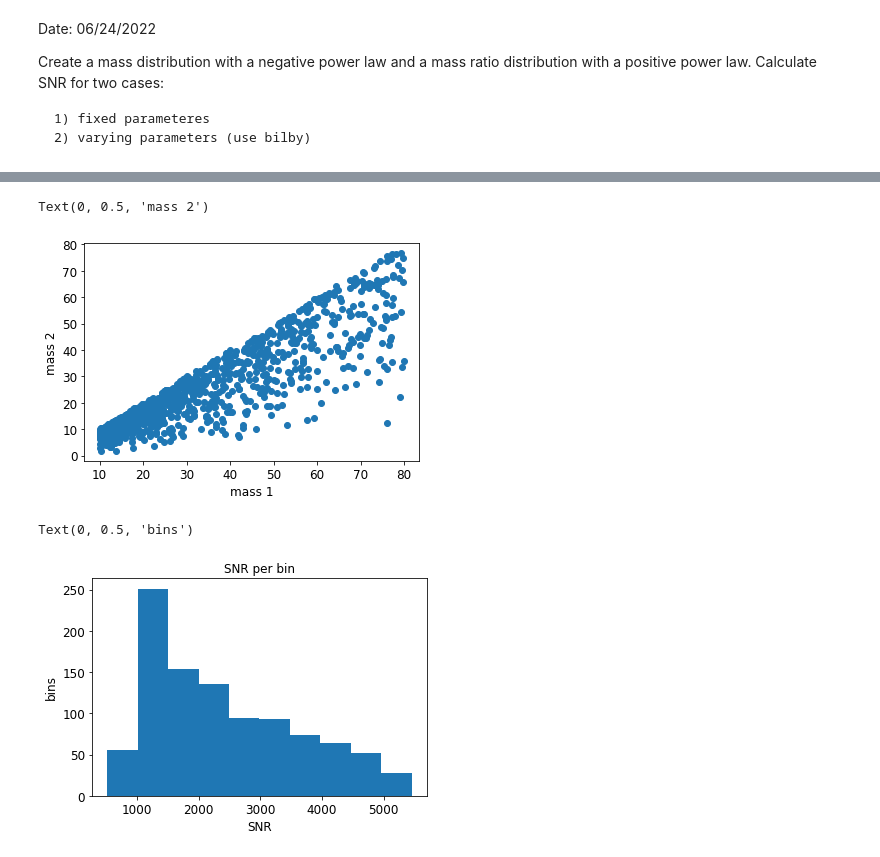
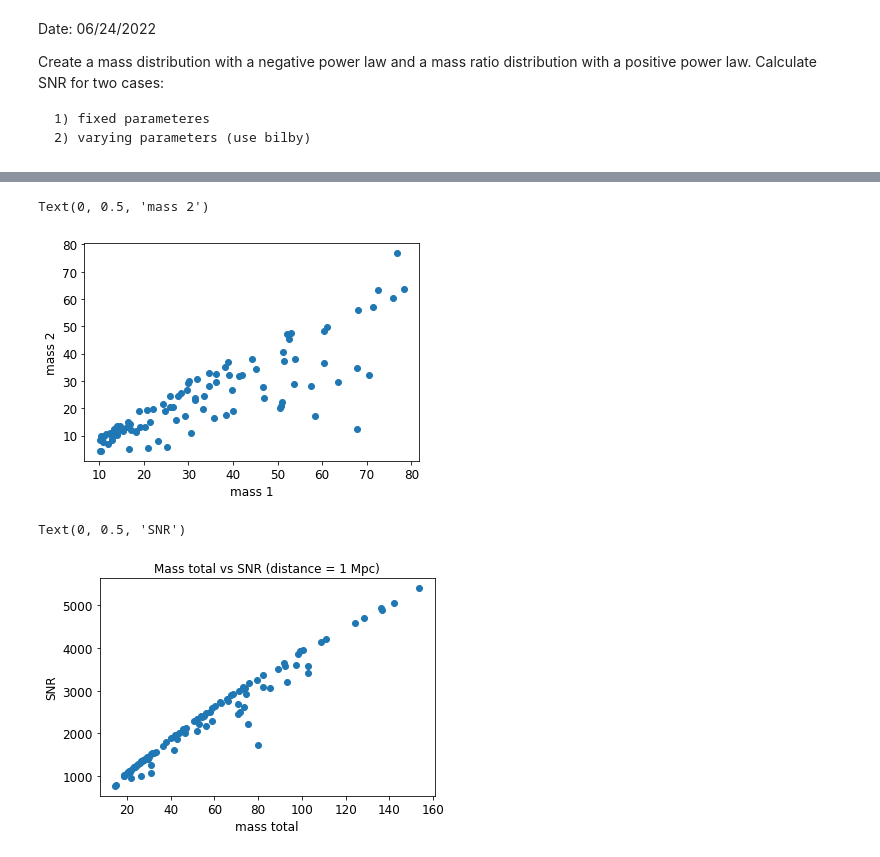
Before and after one commit to danielahyano/ligo-summer-2022, a Jupyter notebook: mass_distribution_power_law.ipynb, the cells around one changed output, grey strips where cells are left out. Cells and saved outputs as stored; diff of their text form; code cells hidden in the pictures.

```diff
--- a/mass_distribution_power_law.ipynb
+++ b/mass_distribution_power_law.ipynb
@@ -124,6 +105,14 @@ psd.data[np.argwhere(psd.data == 0)] = 1
+# %%
+#set up ifos objects
+ifos=['H1', 'L1', 'V1']
+ifos_det = []
+
+for ifo in ifos:
+    ifos_det.append(Detector(ifo))
 # %%
-m1_distr, m2_distr = get_mass2(prior_case1, 1000)
+m1_distr, m2_distr = get_mass2(prior_case1, 100)
 snrs_list = []
+
 param_args = dict(spin_1z=0.1,
                   spin_1x=0,
                   spin_1y=0,
@@ -132,24 +121,25 @@ param_args = dict(spin_1z=0.1,
                   spin_2y=0,
                   theta_jn=3.14/2,
                   phase=0)
+
 param_args['luminosity_distance']=1
 for m1, m2 in zip(m1_distr, m2_distr):
     param_args['mass_1']=m1
     param_args['mass_2']=m2
-    snrs_list.append(calculate_snr(param_args))
+    snrs_list.append(calculate_snr(param_args, ifos_det))
 # %%
 pylab.scatter(m1_distr, m2_distr)
 pylab.xlabel('mass 1')
 pylab.ylabel('mass 2')
 # %% [output]
 Text(0, 0.5, 'mass 2')
-[figure, old version]
+[figure, new version]
 # %%
-# Graph with the SNR generated for fixed parameters - for the above m1 and m2 distribution
-pylab.hist(snrs_list)
-pylab.title('SNR per bin')
-pylab.xlabel('SNR')
-pylab.ylabel('bins')
+# Plots with the SNR generated for fixed parameters - for the above m1 and m2 distribution
+pylab.scatter(m2_distr+m1_distr, snrs_list)
+pylab.title('Mass total vs SNR (distance = 1 Mpc)')
+pylab.xlabel('mass total')
+pylab.ylabel('SNR')
 # %% [output]
-Text(0, 0.5, 'bins')
+Text(0, 0.5, 'SNR')
-[figure, old version]
+[figure, new version]
```
Also changed, not shown: parts of 15 cells of this notebook.
